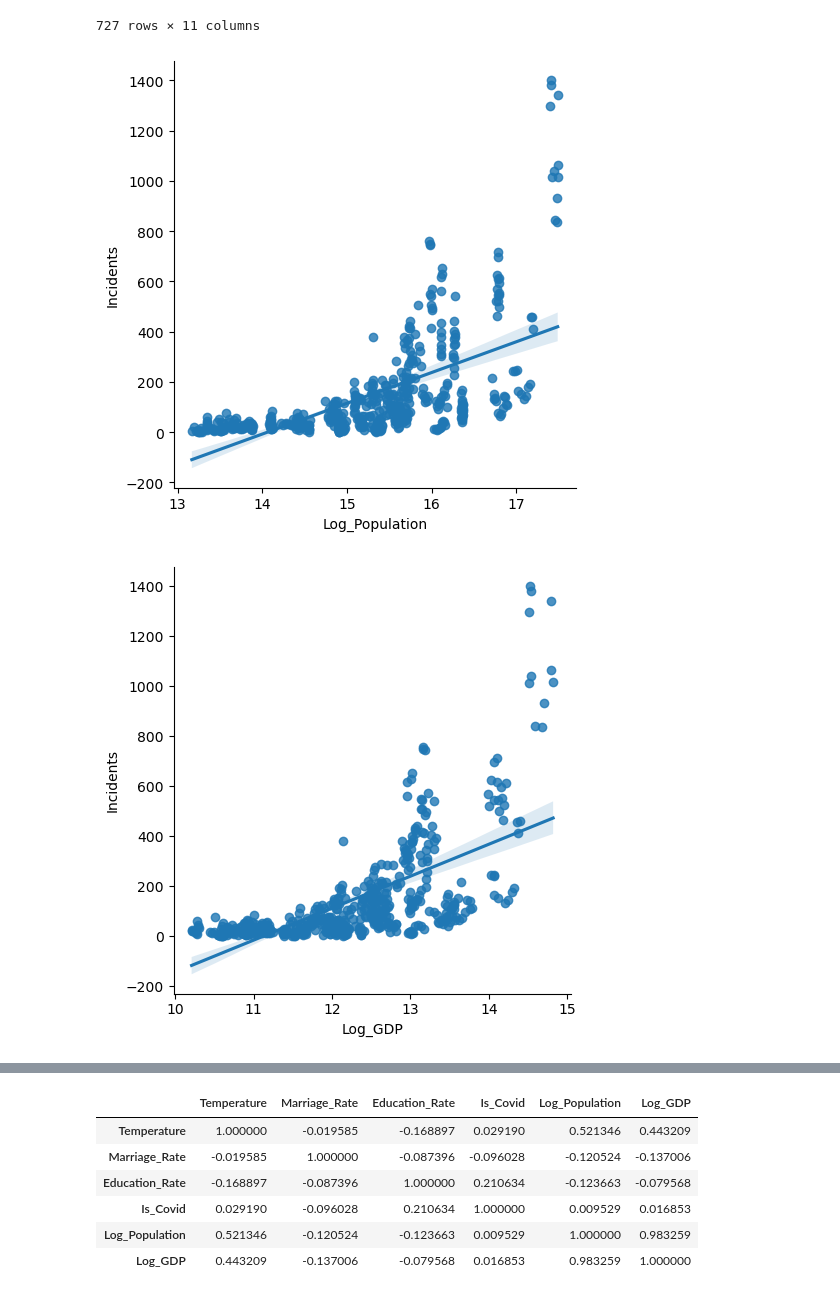
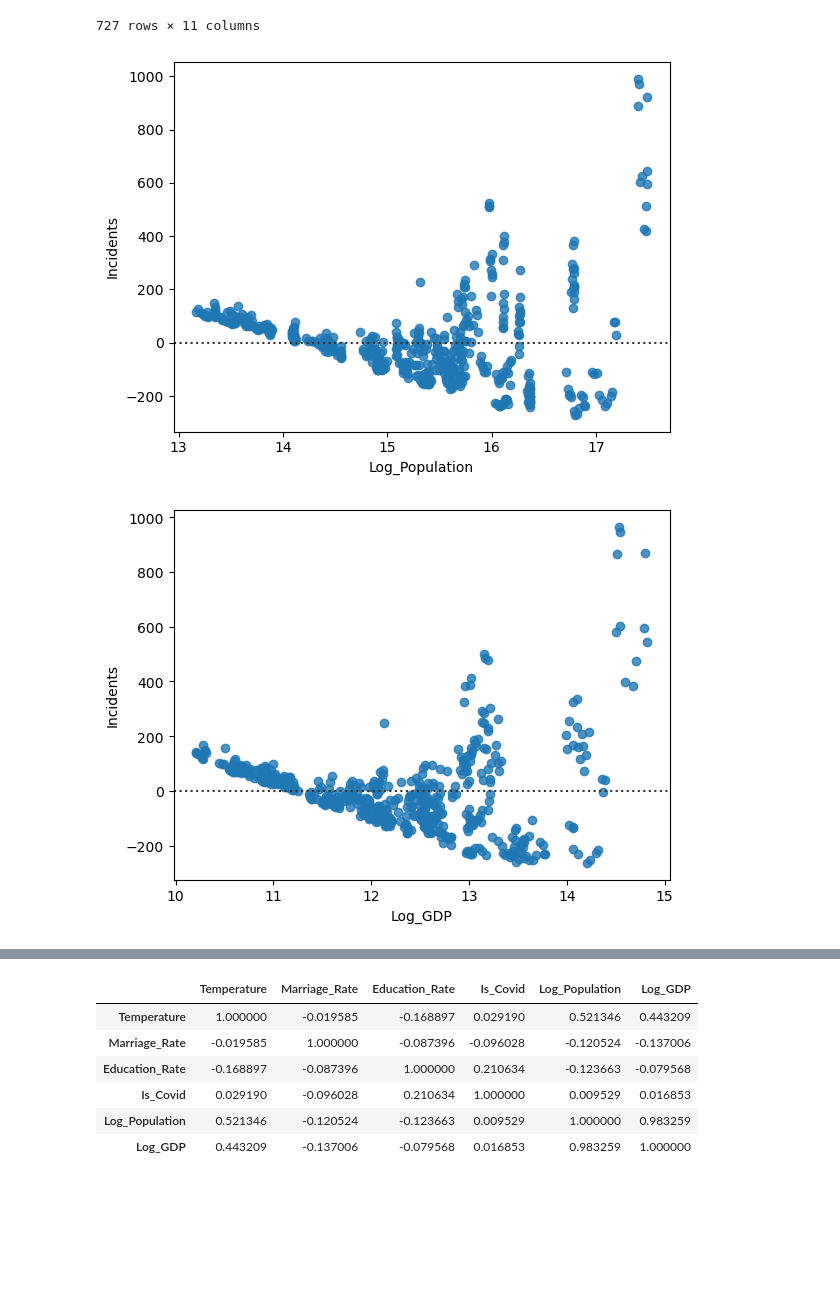
Before and after one commit to ChenTsizhen/2950_Project, a Jupyter notebook: phase4.ipynb, the cells around one changed output, grey strips where cells are left out. Drawn from its saved outputs; the diff is of its cells as text; code cells hidden in the pictures; blank space fills up the shorter version.

```diff
--- a/phase4.ipynb
+++ b/phase4.ipynb
@@ -359,7 +362,6 @@ For Hypothesis 1, we have selected GDP, temperature, population, marriage rate,
 # %%
-# Plot the correlation between each input (predictor) and the output (incidents)
 var = train.columns[3:8]
 for v in var:
-    sns.lmplot(data=train, x=v, y='Incidents')
+    sns.residplot(data=df, x=v, y='Incidents')
     plt.show()
 # %% [output]
@@ -389,11 +391,11 @@ df
 | 726 | Wyoming | 2020 | 18 | 582328 | 36268.6 | 42.8 | 6.8 | 29.2 | ... |
 727 rows × 11 columns
 # %%
-# Correlation plots after log transformation
+# Residual plots after log transformation
 var = train.columns[[9,10]]
 for v in var:
-    sns.lmplot(data=train, x=v, y='Incidents')
+    sns.residplot(data=train, x=v, y='Incidents')
     plt.show()
 # %% [output]
-[figure, old version]
+[figure, new version]
-[figure, old version]
+[figure, new version]
```
Also changed, not shown: parts of 17 cells of this notebook, 1 other file.
